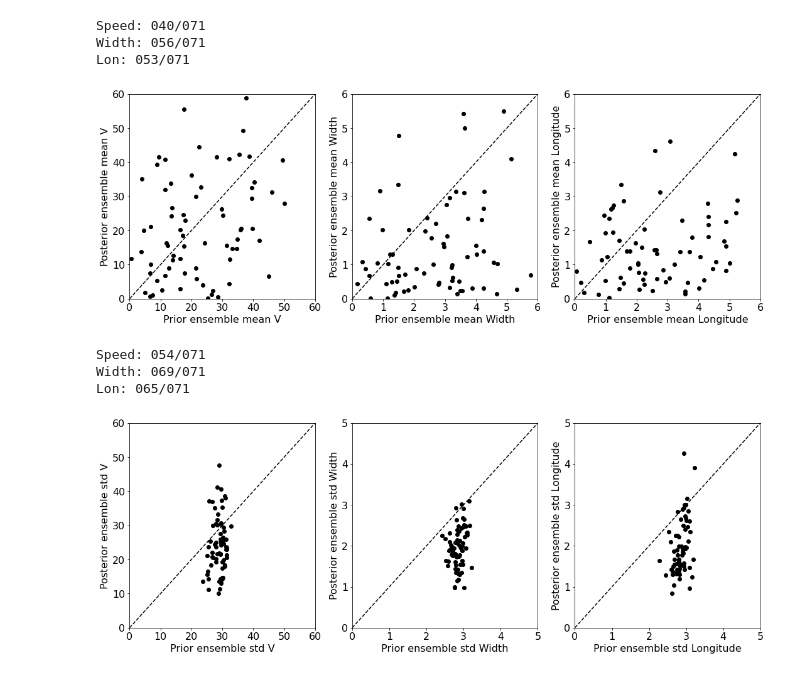
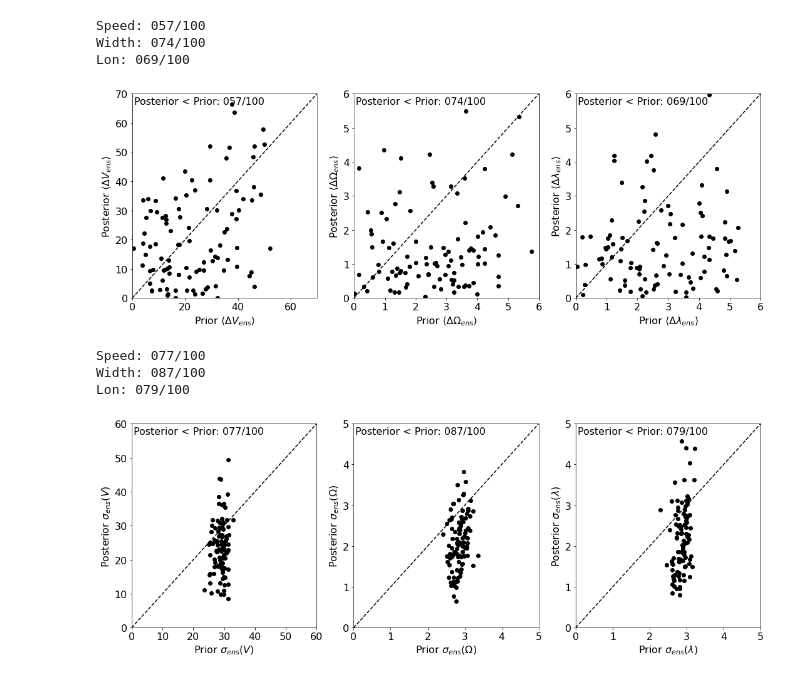
Before and after one commit to LukeBarnard/SIR_HUXt, a Jupyter notebook: code/calibration_analysis.ipynb, the cells around one changed output. Drawn from its saved outputs; the diff is of its cells as text; code cells hidden in the pictures.

```diff
--- a/code/calibration_analysis.ipynb
+++ b/code/calibration_analysis.ipynb
@@ -24,8 +169,8 @@ mpl.rc("legend", fontsize=16)
 # %%
-dirs = shv.get_project_dirs()
-data_dir = os.path.join(dirs['sir_analysis'], "shvwl_calibrate_v2", "SIR_HUXt_*.hdf5")
+dirs = sir.get_project_dirs()
+data_dir = os.path.join(dirs['sir_analysis'], "shvwl_calibrate_v3", "SIR_HUXt_*.hdf5")
 files = glob.glob(data_dir)
-files = files[:-1]
+#files = files[:-1]
 
 # Get ranks and ensemble means of the priors
 v_rank_prior = []
@@ -56,6 +201,10 @@ for key in ['prior', 'post']:
         data[key]['width_truth'] = np.rad2deg(cme_truth_params[3])
         data[key]['v_truth'] = cme_truth_params[4]
 
+        w = out_file[analysis_key]['weight'][()]
+        ess = 1 / np.sum(w**2)
+        data[key]['ess'].append(ess)
+
         if data[key]['lon_truth'] > 180:
             data[key]['lon_truth'] -= 360
 
@@ -79,7 +228,7 @@ for key in ['prior', 'post']:
         out_file.close()
 
 # Produce rank-histograms and dist of ensemble mean
-bins = np.arange(-3, n_ens+3, 3)
+bins = np.arange(-3, n_ens + 3, 3)
 bw = {'v':10, 'lon':1, 'width':1}
 grid =  {'v':np.arange(900, 1100, 1), 'lon':np.arange(-10, 10, 0.1), 'width':np.arange(25, 45, 0.1)}
 for param in ['v', 'width', 'lon']:
@@ -124,4 +273,5 @@ for param in ['v', 'width', 'lon']:
     ax[1].legend()
 
     fig.subplots_adjust(left=0.1,bottom=0.1, right=0.9, top=0.99, wspace=0.05)
+    fig.savefig('rnk_hst_ens_avg_{}_shvwl_calibrate.png'.format(param))
 # %% [output]
@@ -136,46 +286,54 @@ dv_pos = np.abs(np.array(data['post']['v_avg']) - 1000)
 count = np.sum(dv_pos < dv_pri)
 tot  = dv_pos.size
 print("Speed: {:03d}/{:03d}".format(count, tot))
+txt = "Posterior < Prior: {:03d}/{:03d}".format(count, tot)
+ax[0].text(0.01, 0.95, txt, fontsize=16, transform=ax[0].transAxes)
 
 ax[0].plot(dv_pri, dv_pos, 'ko')
 ax[0].plot([0, 100], [0, 100],'k--')
-ax[0].set_xlim(0, 60)
-ax[0].set_ylim(0, 60)
+ax[0].set_xlim(0, 70)
+ax[0].set_ylim(0, 70)
 
 dw_pri = np.abs(np.array(data['prior']['width_avg']) - 35)
 dw_pos = np.abs(np.array(data['post']['width_avg']) - 35)
 
 count = np.sum(dw_pos < dw_pri)
 tot = dw_pos.size
+txt = "Posterior < Prior: {:03d}/{:03d}".format(count, tot)
 print("Width: {:03d}/{:03d}".format(count, tot))
+ax[1].text(0.01, 0.95, txt, fontsize=16, transform=ax[1].transAxes)
+
 
 ax[1].plot(dw_pri, dw_pos, 'ko')
 ax[1].plot([0, 100], [0, 100],'k--')
 ax[1].set_xlim(0, 6)
 ax[1].set_ylim(0, 6)
 
 dl_pri = np.abs(np.array(data['prior']['lon_avg']) - 0)
 dl_pos = np.abs(np.array(data['post']['lon_avg']) - 0)
 
 count = np.sum(dl_pos < dl_pri)
 tot = dl_pos.size
 print("Lon: {:03d}/{:03d}".format(count, tot))
-
+txt = "Posterior < Prior: {:03d}/{:03d}".format(count, tot)
+ax[2].text(0.01, 0.95, txt, fontsize=16, transform=ax[2].transAxes)
 
 ax[2].plot(dl_pri, dl_pos, 'ko')
 ax[2].plot([0, 100], [0, 100],'k--')
 ax[2].set_xlim(0, 6)
 ax[2].set_ylim(0, 6)
 
-for a, lab in zip(ax, ['V', 'Width', 'Longitude']):
+for a, lab in zip(ax, ['V', '\\Omega', '\\lambda']):
 
-    a.set_xlabel('Prior ensemble mean {}'.format(lab))
-    a.set_ylabel('Posterior ensemble mean {}'.format(lab))
+    a.set_xlabel('Prior $\\langle \\Delta {}_{{ens}}\\rangle$'.format(lab, lab))
+    a.set_ylabel('Posterior $\\langle \\Delta {}_{{ens}}\\rangle$'.format(lab, lab))
+
+fig.savefig('ens_avg_scatter_shvwl_calibrate.png')
 # %% [output]
-Speed: 040/071
-Width: 056/071
-Lon: 053/071
+Speed: 057/100
+Width: 074/100
+Lon: 069/100
-[figure, old version]
+[figure, new version]
 # %%
 fig, ax = plt.subplots(1, 3, figsize=(18, 6))
 dv_pri = np.array(data['prior']['v_std'])
@@ -184,6 +342,8 @@ dv_pos = np.array(data['post']['v_std'])
 count = np.sum(dv_pos < dv_pri)
 tot  = dv_pos.size
 print("Speed: {:03d}/{:03d}".format(count, tot))
+txt = "Posterior < Prior: {:03d}/{:03d}".format(count, tot)
+ax[0].text(0.01, 0.95, txt, fontsize=16, transform=ax[0].transAxes)
 
 ax[0].plot(dv_pri, dv_pos, 'ko')
 ax[0].plot([0, 100], [0, 100],'k--')
@@ -196,6 +356,8 @@ dw_pos = np.array(data['post']['width_std'])
 count = np.sum(dw_pos < dw_pri)
 tot = dw_pos.size
 print("Width: {:03d}/{:03d}".format(count, tot))
+txt = "Posterior < Prior: {:03d}/{:03d}".format(count, tot)
+ax[1].text(0.01, 0.95, txt, fontsize=16, transform=ax[1].transAxes)
 
 ax[1].plot(dw_pri, dw_pos, 'ko')
 ax[1].plot([0, 100], [0, 100],'k--')
@@ -208,6 +370,8 @@ dl_pos = np.array(data['post']['lon_std'])
 count = np.sum(dl_pos < dl_pri)
 tot = dl_pos.size
 print("Lon: {:03d}/{:03d}".format(count, tot))
+txt = "Posterior < Prior: {:03d}/{:03d}".format(count, tot)
+ax[2].text(0.01, 0.95, txt, fontsize=16, transform=ax[2].transAxes)
 
 
 ax[2].plot(dl_pri, dl_pos, 'ko')
@@ -215,12 +379,14 @@ ax[2].plot([0, 100], [0, 100],'k--')
 ax[2].set_xlim(0, 5)
 ax[2].set_ylim(0, 5)
 
-for a, lab in zip(ax, ['V', 'Width', 'Longitude']):
+for a, lab in zip(ax, ['V', '\\Omega', '\\lambda']):
 
-    a.set_xlabel('Prior ensemble std {}'.format(lab))
-    a.set_ylabel('Posterior ensemble std {}'.format(lab))
+    a.set_xlabel('Prior $\\sigma_{{ens}}({})$'.format(lab))
+    a.set_ylabel('Posterior $\\sigma_{{ens}}({})$'.format(lab))
+
+fig.savefig('ens_std_scatter_shvwl_calibrate.png')
 # %% [output]
-Speed: 054/071
-Width: 069/071
-Lon: 065/071
+Speed: 077/100
+Width: 087/100
+Lon: 079/100
-[figure, old version]
+[figure, new version]
```
Also changed, not shown: parts of 5 cells of this notebook, 14 other files.
